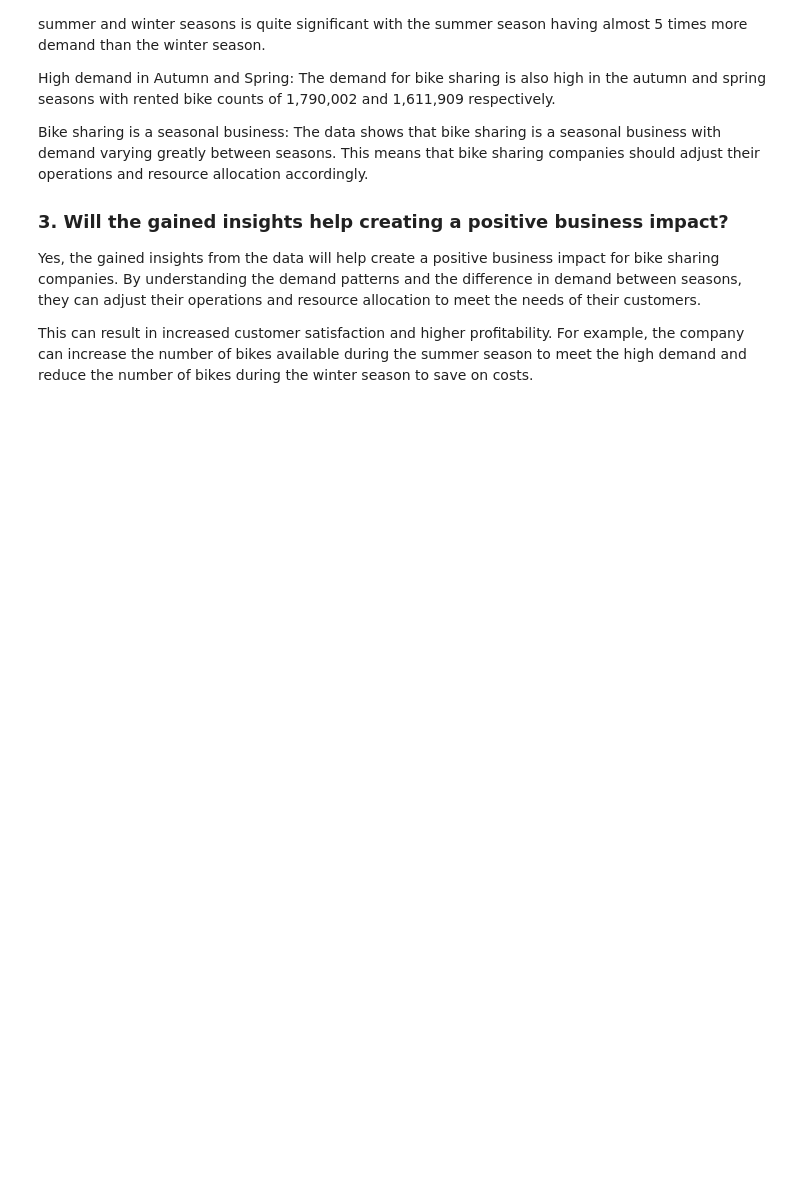
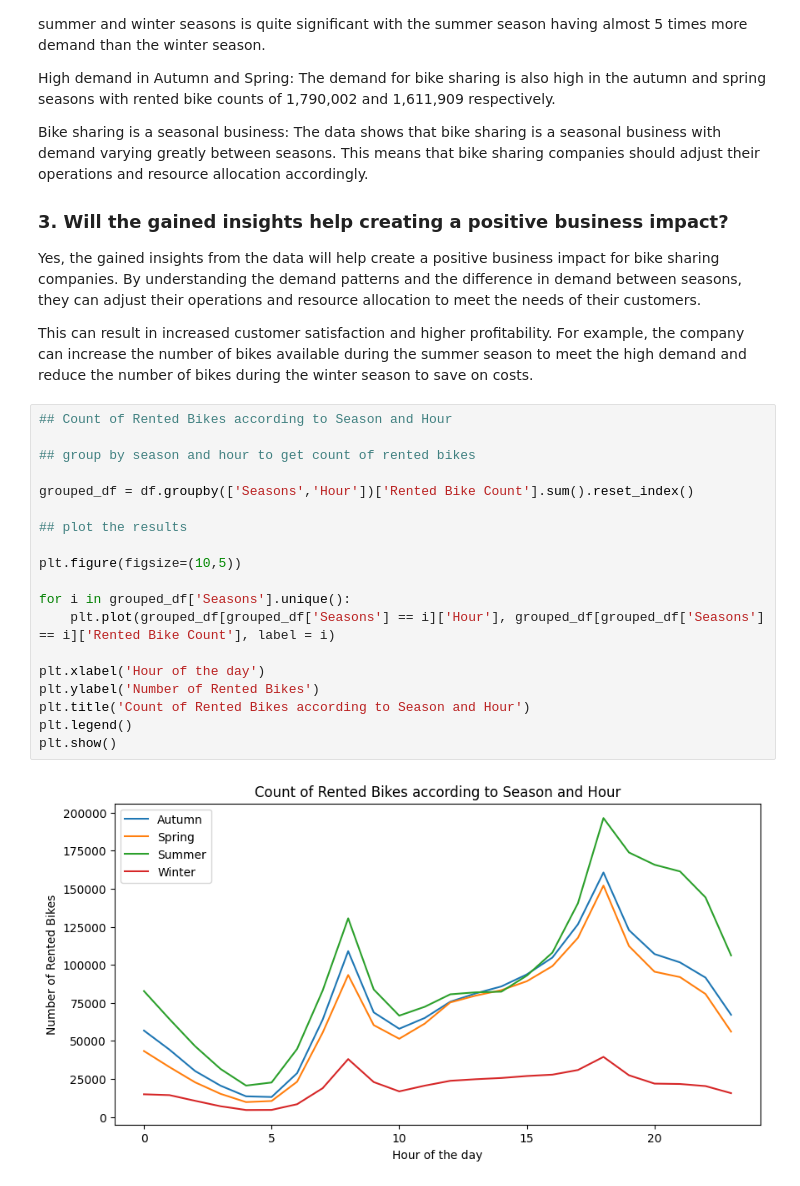
Before and after one commit to rajkumarshedage/Bike-Sharing-Demand-Prediction, a Jupyter notebook: Bike_Sharing_Demand_Prediction.ipynb, the cells around one changed output. Saved outputs shown, nothing was run; the diff lists cells and outputs as text; blank space fills up the shorter version.

```diff
--- a/Bike_Sharing_Demand_Prediction.ipynb
+++ b/Bike_Sharing_Demand_Prediction.ipynb
@@ -514,3 +517,24 @@ Bike sharing is a seasonal business: The data shows that bike sharing is a seaso
 Yes, the gained insights from the data will help create a positive business impact for bike sharing companies. By understanding the demand patterns and the difference in demand between seasons, they can adjust their operations and resource allocation to meet the needs of their customers.
 
 This can result in increased customer satisfaction and higher profitability. For example, the company can increase the number of bikes available during the summer season to meet the high demand and reduce the number of bikes during the winter season to save on costs.
+# %%
+## Count of Rented Bikes according to Season and Hour
+
+## group by season and hour to get count of rented bikes
+
+grouped_df = df.groupby(['Seasons','Hour'])['Rented Bike Count'].sum().reset_index()
+
+## plot the results
+
+plt.figure(figsize=(10,5))
+
+for i in grouped_df['Seasons'].unique():
+    plt.plot(grouped_df[grouped_df['Seasons'] == i]['Hour'], grouped_df[grouped_df['Seasons'] == i]['Rented Bike Count'], label = i)
+
+plt.xlabel('Hour of the day')
+plt.ylabel('Number of Rented Bikes')
+plt.title('Count of Rented Bikes according to Season and Hour')
+plt.legend()
+plt.show()
+# %% [output]
+[figure, added]
```
Also changed, not shown: parts of 7 cells of this notebook.
